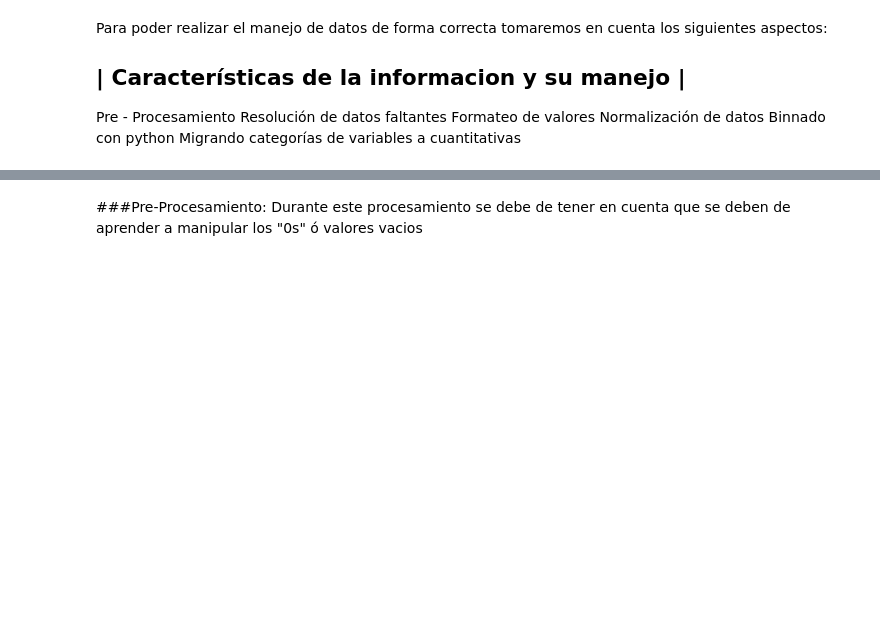
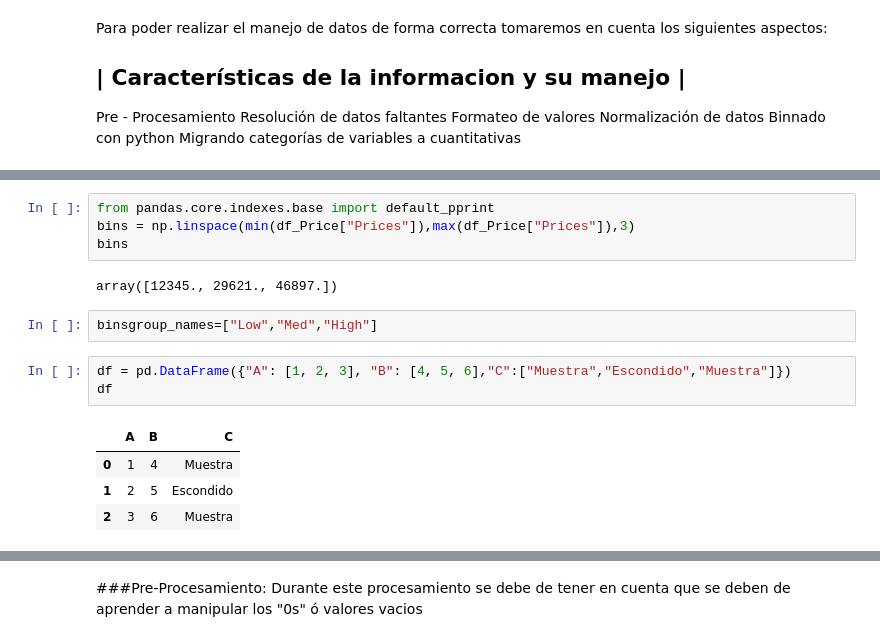
Before and after one commit to PosgradoMNA/actividades-de-aprendizaje-A01793546-Ariel-Corral-Leon, a Jupyter notebook: Data_Analysis_with_Python_2nd_Course_Progress.ipynb, the cells around one changed output, grey strips where cells are left out. Cells and saved outputs as stored; diff of their text form; blank space fills up the shorter version.

```diff
--- a/Data_Analysis_with_Python_2nd_Course_Progress.ipynb
+++ b/Data_Analysis_with_Python_2nd_Course_Progress.ipynb
@@ -81,0 +114,16 @@ Los errores en el examen fueron los siguientes:
+# %%
+from pandas.core.indexes.base import default_pprint
+bins = np.linspace(min(df_Price["Prices"]),max(df_Price["Prices"]),3)
+bins
+# %% [output]
+array([12345., 29621., 46897.])
+# %%
+binsgroup_names=["Low","Med","High"]
+# %%
+df = pd.DataFrame({"A": [1, 2, 3], "B": [4, 5, 6],"C":["Muestra","Escondido","Muestra"]})
+df
+# %% [output]
+|  | A | B | C |
+| 0 | 1 | 4 | Muestra |
+| 1 | 2 | 5 | Escondido |
+| 2 | 3 | 6 | Muestra |
```
Also changed, not shown: parts of 7 cells of this notebook.
